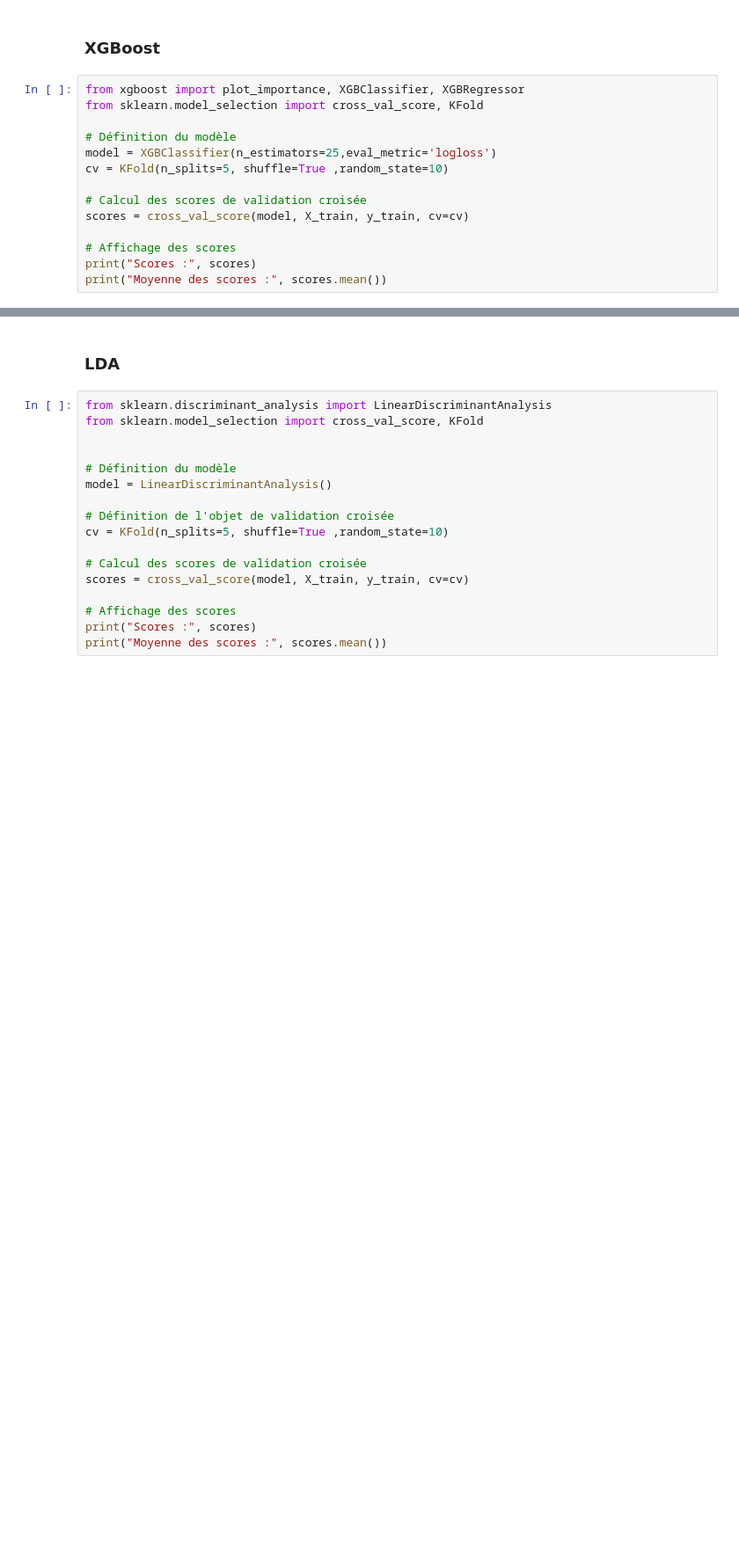
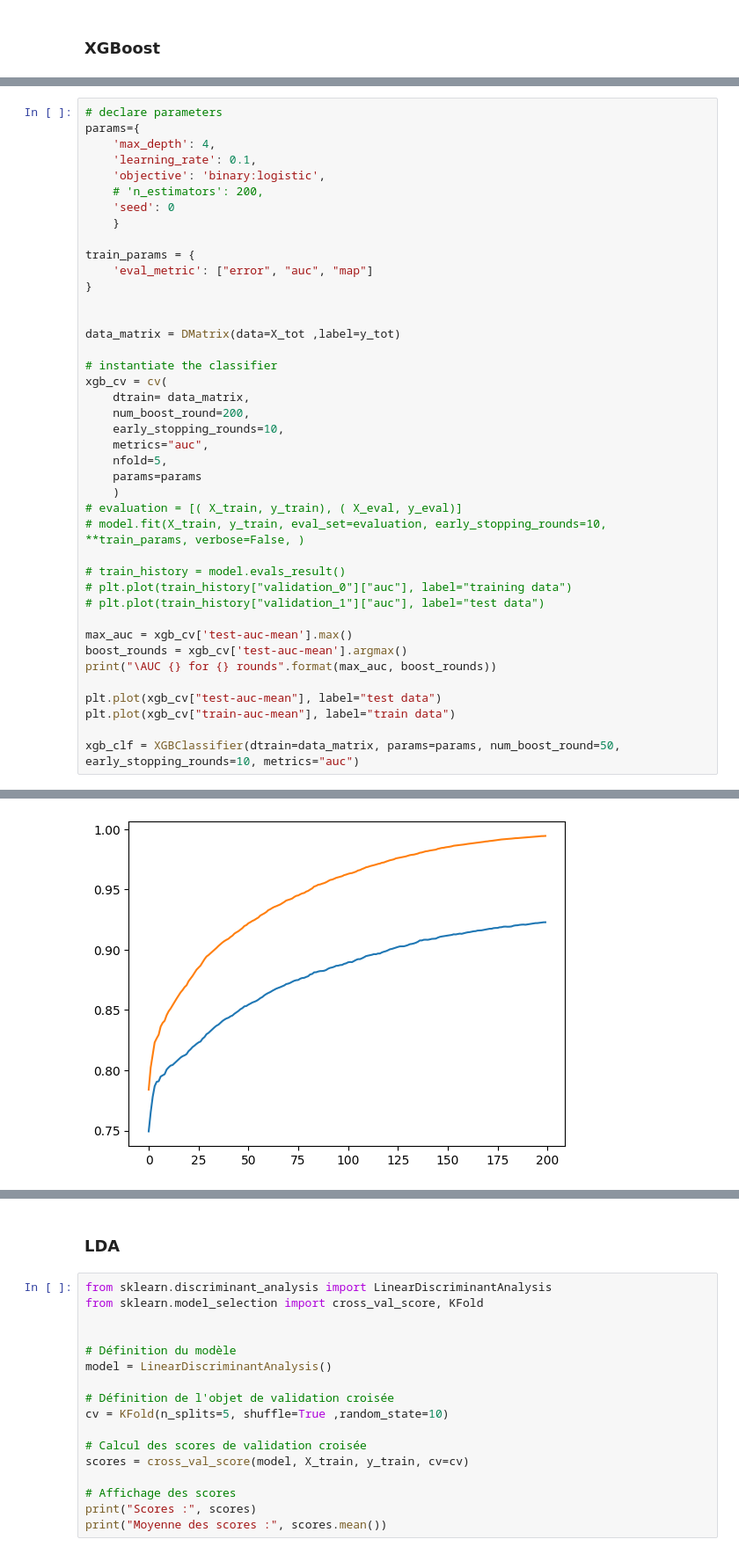
Before and after one commit to atisben/RL-Trading, a Jupyter notebook: trading.ipynb, the cells around one changed output, grey strips where cells are left out. Shown: that part at 88% size. Saved outputs shown, nothing was run; the diff lists cells and outputs as text; blank space fills up the shorter version.

Commit message:
xgboost implementation

```diff
--- a/trading.ipynb
+++ b/trading.ipynb
@@ -342,16 +355,2 @@ X_test = eval_df.loc[:, eval_df.columns != target]
 # %% [markdown]
 ### XGBoost
-# %%
-from xgboost import plot_importance, XGBClassifier, XGBRegressor
-from sklearn.model_selection import cross_val_score, KFold
-
-# Définition du modèle
-model = XGBClassifier(n_estimators=25,eval_metric='logloss')
-cv = KFold(n_splits=5, shuffle=True ,random_state=10)
-
-# Calcul des scores de validation croisée
-scores = cross_val_score(model, X_train, y_train, cv=cv)
-
-# Affichage des scores
-print("Scores :", scores)
-print("Moyenne des scores :", scores.mean())
@@ -360,0 +431,42 @@ Moyenne des scores : 0.8500377281085397
+# %%
+# declare parameters
+params={
+    'max_depth': 4,
+    'learning_rate': 0.1,
+    'objective': 'binary:logistic',
+    # 'n_estimators': 200,
+    'seed': 0
+    }
+
+train_params = {
+    'eval_metric': ["error", "auc", "map"]
+}
+
+
+data_matrix = DMatrix(data=X_tot ,label=y_tot)
+
+# instantiate the classifier
+xgb_cv = cv(
+    dtrain= data_matrix,
+    num_boost_round=200,
+    early_stopping_rounds=10,
+    metrics="auc",
+    nfold=5,
+    params=params
+    )
+# evaluation = [( X_train, y_train), ( X_eval, y_eval)]
+# model.fit(X_train, y_train, eval_set=evaluation, early_stopping_rounds=10, **train_params, verbose=False, )
+
+# train_history = model.evals_result()
+# plt.plot(train_history["validation_0"]["auc"], label="training data")
+# plt.plot(train_history["validation_1"]["auc"], label="test data")
+
+max_auc = xgb_cv['test-auc-mean'].max()
+boost_rounds = xgb_cv['test-auc-mean'].argmax()
+print("\AUC {} for {} rounds".format(max_auc, boost_rounds))
+
+plt.plot(xgb_cv["test-auc-mean"], label="test data")
+plt.plot(xgb_cv["train-auc-mean"], label="train data")
+
+xgb_clf = XGBClassifier(dtrain=data_matrix, params=params, num_boost_round=50, early_stopping_rounds=10, metrics="auc")
+# %% [output]
@@ -360,0 +474 @@ Moyenne des scores : 0.8500377281085397
+[figure, added]
```
Also changed, not shown: parts of 17 cells of this notebook, 1 other file.
